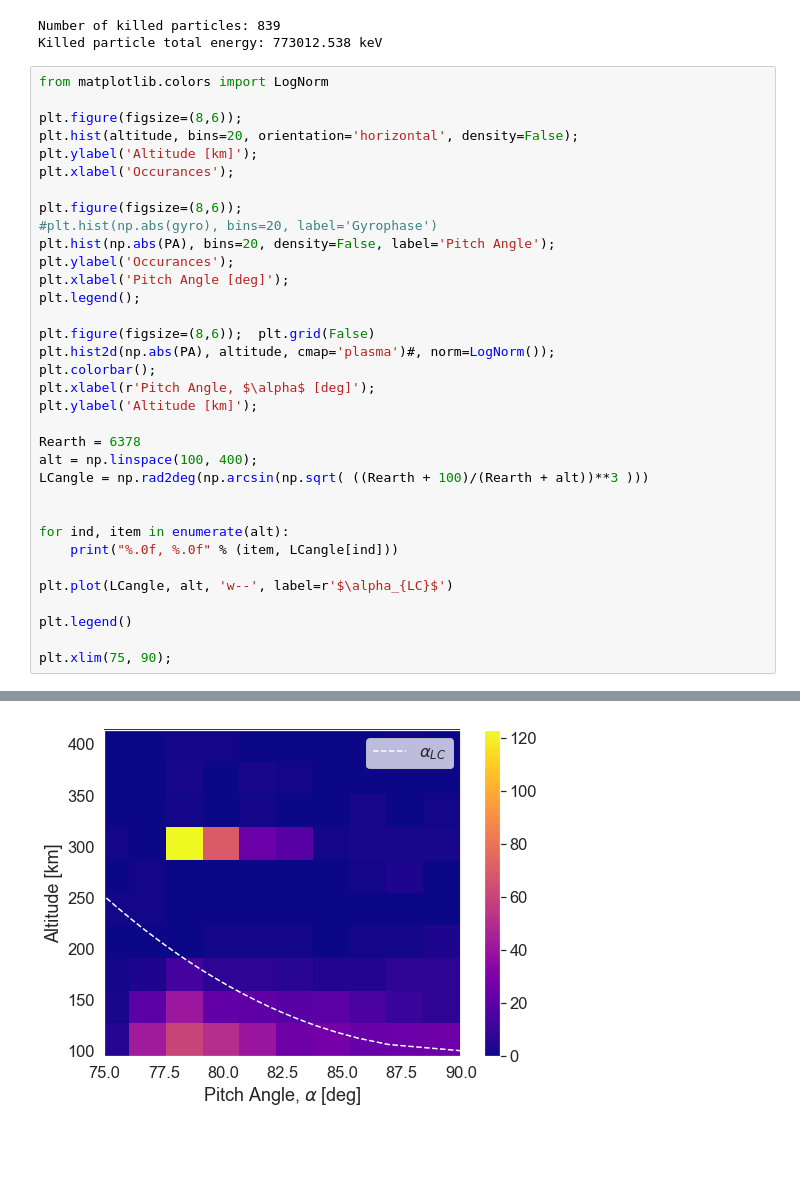
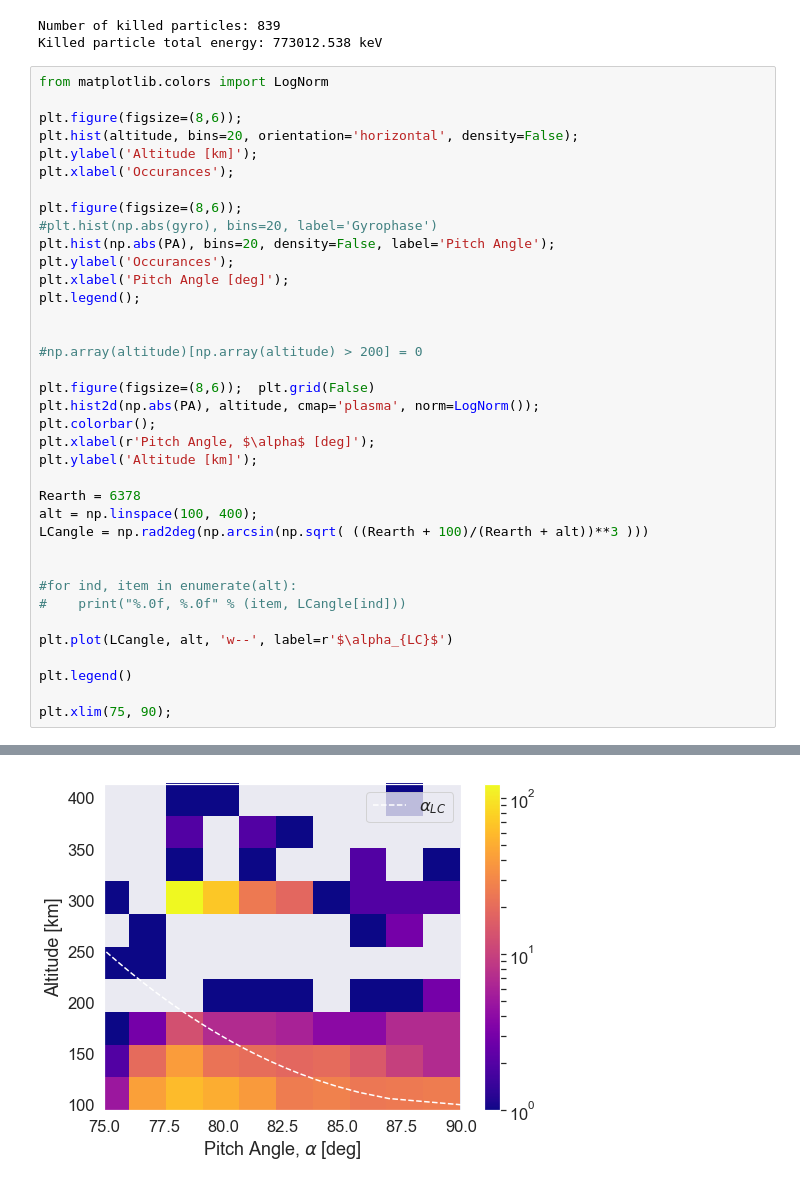
Before and after one commit to GrantBerland/Geant4_Atmospheric_EPP, a Jupyter notebook: analysis/output_parser.ipynb, the cells around one changed output, grey strips where cells are left out. Saved outputs shown, nothing was run; the diff lists cells and outputs as text; blank space fills up the shorter version.

```diff
--- a/analysis/output_parser.ipynb
+++ b/analysis/output_parser.ipynb
@@ -68,8 +68,11 @@ plt.ylabel('Occurances');
 plt.xlabel('Pitch Angle [deg]');
 plt.legend();
 
+
+#np.array(altitude)[np.array(altitude) > 200] = 0
+
 plt.figure(figsize=(8,6));  plt.grid(False)
-plt.hist2d(np.abs(PA), altitude, cmap='plasma')#, norm=LogNorm());
+plt.hist2d(np.abs(PA), altitude, cmap='plasma', norm=LogNorm());
 plt.colorbar();
 plt.xlabel(r'Pitch Angle, $\alpha$ [deg]');
 plt.ylabel('Altitude [km]');
@@ -79,8 +82,8 @@ alt = np.linspace(100, 400);
 LCangle = np.rad2deg(np.arcsin(np.sqrt( ((Rearth + 100)/(Rearth + alt))**3 )))
 
 
-for ind, item in enumerate(alt):
-    print("%.0f, %.0f" % (item, LCangle[ind]))
+#for ind, item in enumerate(alt):
+#    print("%.0f, %.0f" % (item, LCangle[ind]))
 
 plt.plot(LCangle, alt, 'w--', label=r'$\alpha_{LC}$')
 
@@ -108,3 +94,3 @@ plt.xlim(75, 90);
 [figure]
 [figure]
-[figure, old version]
+[figure, new version]
```
Also changed, not shown: parts of 1 cell of this notebook.
